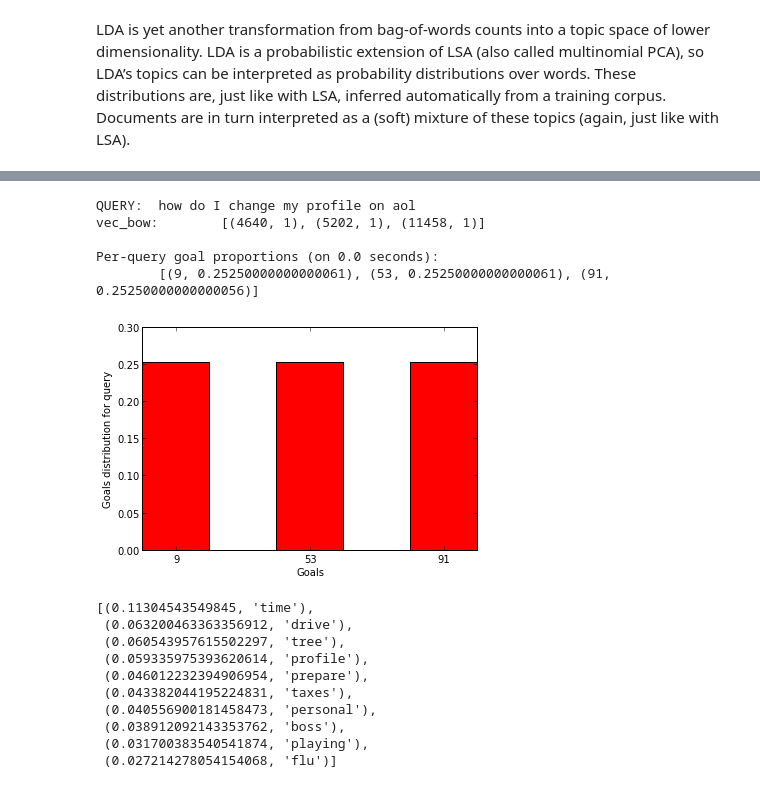
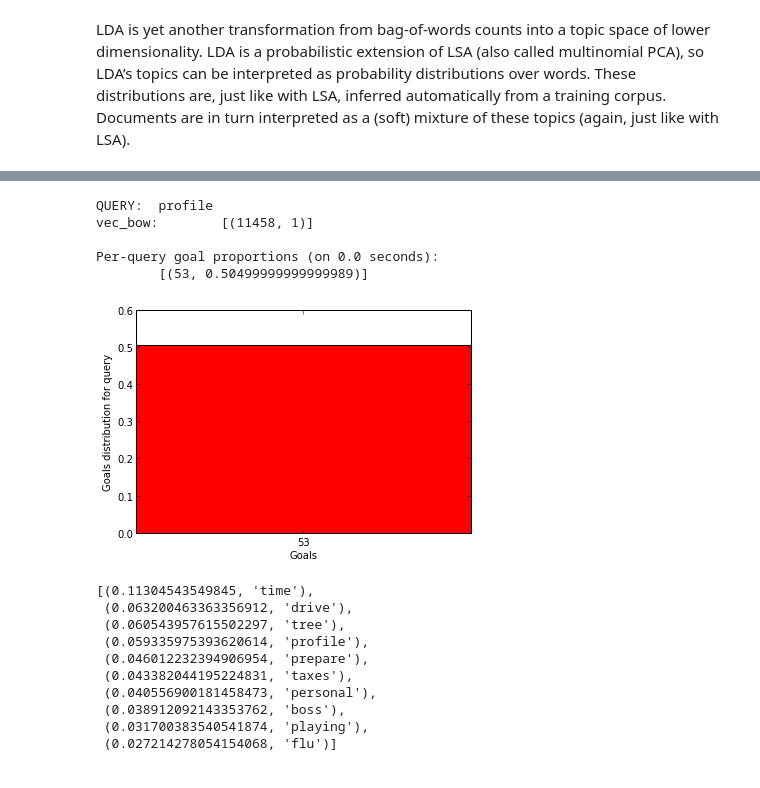
Before and after one commit to ljsou/QueryAnalyzer, a Jupyter notebook: QueryAnalyzer.ipynb, the cells around one changed output, grey strips where cells are left out. Saved outputs shown, nothing was run; the diff lists cells and outputs as text; code cells hidden in the pictures.

```diff
--- a/QueryAnalyzer.ipynb
+++ b/QueryAnalyzer.ipynb
@@ -13,7 +13,11 @@ import goalAnalyzer as ga
 path = "/media/University/UniversityDisc/2-Master/MasterThesis/EjecucionTesis/Desarrollo/PythonProjects/QueryAnalyzer/Models/"
 classifier_name = "my_classifier_v3.pickle"
 cl = ga.loadTrainedClassifier(path + classifier_name)
-query = "car"
+query = "how do I change my profile on aol"
 prob_dist_max, tag = ga.testQuery(cl, query)
 ga.viewProbabilityDistribution(prob_dist_max, tag)
+
+
+import chunker as ch
+goal, subject, subject_2 = ch.extract(query)
 # %% [output]
@@ -213,18 +222,18 @@ TOPIC # 7 :  [(0.035780969106404645, 'much'), (0.031271578470933106, 'make'), (0
 TOPIC # 8 :  [(0.042650700530230193, 'dirty'), (0.035423643335752819, 'power'), (0.032179251308660922, 'medical'), (0.023421210722399704, 'do')]
 TOPIC # 9 :  [(0.045805998848438174, 'extra'), (0.029443053568278532, 'do'), (0.027495093728384355, 'page'), (0.024855770962313336, 'oral')]
 # %%
-query = "how do I change my profile on aol"
-#query = "car"
+#query = "how do I change my profile on aol"
+query = subject
 print "QUERY: ", query
 goals_distribution = lda.perQueryGoalProportions(query, dictionary, lda_charged)
 lda.viewPerQueryGoalProportions(goals_distribution)
 # %% [output]
-QUERY:  how do I change my profile on aol
-vec_bow:        [(4640, 1), (5202, 1), (11458, 1)]
+QUERY:  profile
+vec_bow:        [(11458, 1)]
 
 Per-query goal proportions (on 0.0 seconds):
-        [(9, 0.25250000000000061), (53, 0.25250000000000061), (91, 0.25250000000000056)]
+        [(53, 0.50499999999999989)]
-[figure, old version]
+[figure, new version]
 # %%
 lda_charged.show_topic(53)
 # %% [output]
```
Also changed, not shown: parts of 8 cells of this notebook, 3 other files.
